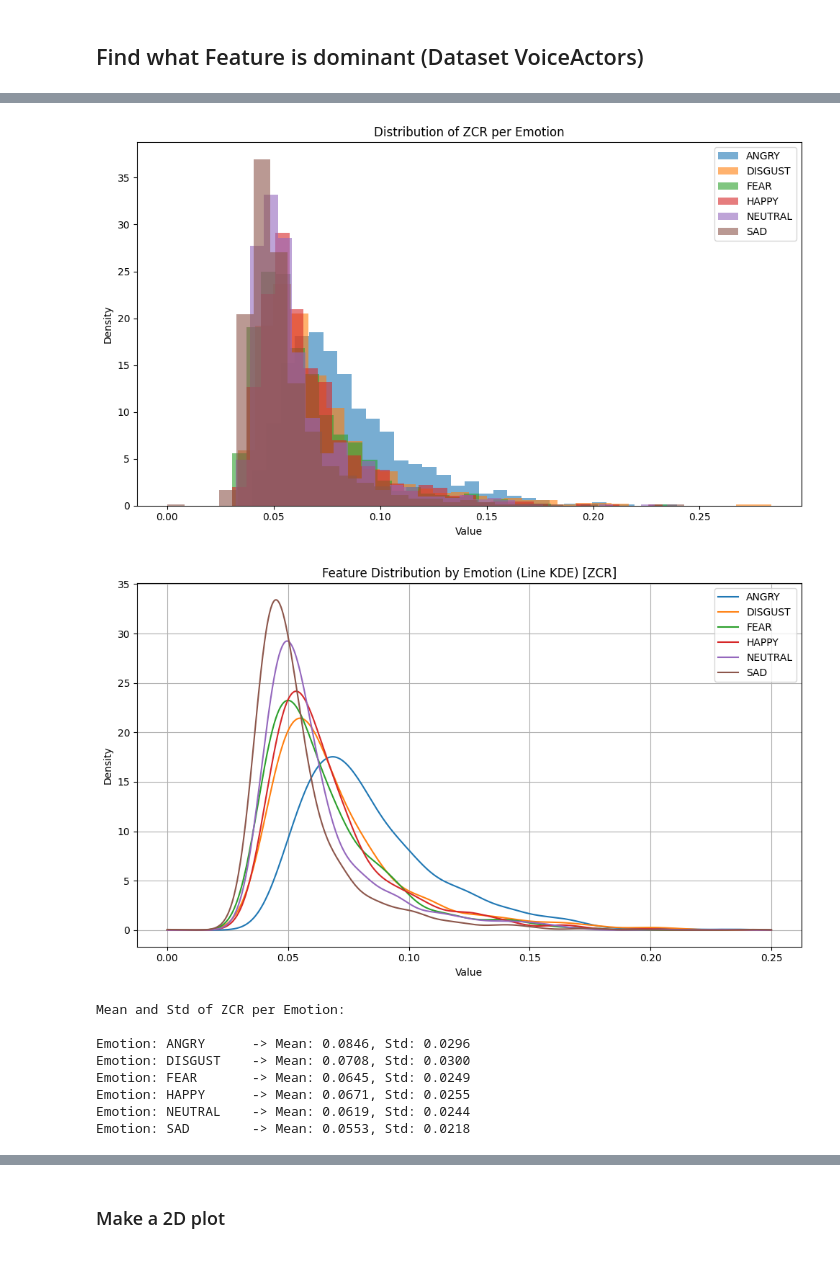
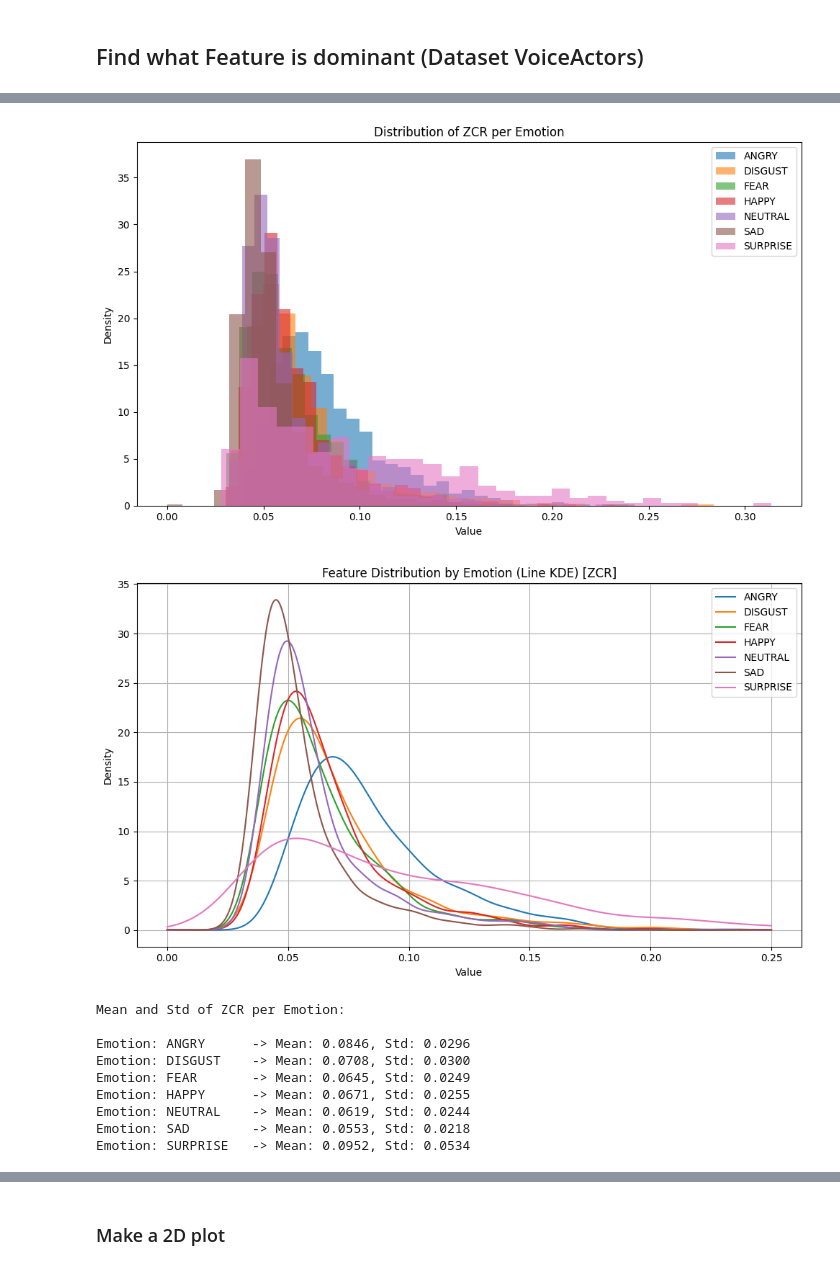
Before and after one commit to sherkaicode/SpeechRecog, a Jupyter notebook: 01 Speech Recognition Model Analysis .ipynb, the cells around one changed output, grey strips where cells are left out. Cells and saved outputs as stored; diff of their text form; code cells hidden in the pictures.

```diff
--- a/01 Speech Recognition Model Analysis .ipynb
+++ b/01 Speech Recognition Model Analysis .ipynb
@@ -257,24 +389,19 @@ def me_want_pred(path):
 # %%
-directory = 'Datasets/VoiceActors/AudioWAV'
+# for filename in os.listdir(directory1):
+#     filepath = os.path.join(directory1, filename)
+#     if os.path.isfile(filepath):
+#         prediction = me_want_pred(filepath)
+#         zcrD, rmseD, mfccD = feature_xyz(filepath)
+#         Dataset[prediction.upper()]["zcr"].append(zcrD)
+#         Dataset[prediction.upper()]["rmse"].append(rmseD)
+#         Dataset[prediction.upper()]["mfcc"].append(mfccD)
 
-Dataset = {
-    "ANGRY":    {"zcr": [], "rmse": [], "mfcc": []},
-    "DISGUST":  {"zcr": [], "rmse": [], "mfcc": []},
-    "FEAR":     {"zcr": [], "rmse": [], "mfcc": []},
-    "HAPPY":    {"zcr": [], "rmse": [], "mfcc": []},
-    "NEUTRAL":  {"zcr": [], "rmse": [], "mfcc": []},
-    "SAD":      {"zcr": [], "rmse": [], "mfcc": []},
-    "SURPRISE": {"zcr": [], "rmse": [], "mfcc": []},
-}
-counter = 0
-for filename in os.listdir(directory):
-    filepath = os.path.join(directory, filename)
-    if os.path.isfile(filepath):
-        prediction = me_want_pred(filepath)
-        zcrD, rmseD, mfccD = feature_xyz(filepath)
-        Dataset[prediction.upper()]["zcr"].append(zcrD)
-        Dataset[prediction.upper()]["rmse"].append(rmseD)
-        Dataset[prediction.upper()]["mfcc"].append(mfccD)
-#     counter += 1
-#     if counter > 2:
-#         break
+# for filename in os.listdir(directory2):
+#     filepath = os.path.join(directory2, filename)
+#     if os.path.isfile(filepath):
+#         prediction = me_want_pred(filepath)
+#         print(prediction)
+#         zcrD, rmseD, mfccD = feature_xyz(filepath)
+#         Dataset[prediction.upper()]["zcr"].append(zcrD)
+#         Dataset[prediction.upper()]["rmse"].append(rmseD)
+#         Dataset[prediction.upper()]["mfcc"].append(mfccD)
@@ -303,7 +430,7 @@ from scipy.stats import gaussian_kde
 import numpy as np
 import matplotlib.pyplot as plt
 
-emotions = ["ANGRY", "DISGUST", "FEAR", "HAPPY", "NEUTRAL", "SAD"]
+emotions = ["ANGRY", "DISGUST", "FEAR", "HAPPY", "NEUTRAL", "SAD", "SURPRISE"]
 zcr_stats = {}
 
 # Histogram Plot
@@ -321,35 +448,35 @@ for emo in emotions:
 plt.title("Distribution of ZCR per Emotion")
 plt.xlabel("Value")
 plt.ylabel("Density")
 plt.legend()
 plt.tight_layout()
 plt.show()
 
 # KDE Plot
 x_vals = np.linspace(0, 0.25, 1000)
 plt.figure(figsize=(10, 6))
 for emo in emotions:
     values = Dataset[f"{emo}"]["zcr"]
     kde = gaussian_kde(values)
     plt.plot(x_vals, kde(x_vals), label=emo)
 
 plt.title("Feature Distribution by Emotion (Line KDE) [ZCR]")
 plt.xlabel("Value")
 plt.ylabel("Density")
 plt.legend()
 plt.grid(True)
 plt.tight_layout()
 plt.show()
 
 # ✅ Print mean and std per emotion for ZCR
 print("Mean and Std of ZCR per Emotion:\n")
 for emo in emotions:
     mean = zcr_stats[emo]['mean']
     std = zcr_stats[emo]['std']
     print(f"Emotion: {emo:10s} -> Mean: {mean:.4f}, Std: {std:.4f}")
 # %% [output]
-[figure, old version]
+[figure, new version]
-[figure, old version]
+[figure, new version]
 Mean and Std of ZCR per Emotion:
 
 Emotion: ANGRY      -> Mean: 0.0846, Std: 0.0296
@@ -358,6 +485,7 @@ Emotion: FEAR       -> Mean: 0.0645, Std: 0.0249
 Emotion: HAPPY      -> Mean: 0.0671, Std: 0.0255
 Emotion: NEUTRAL    -> Mean: 0.0619, Std: 0.0244
 Emotion: SAD        -> Mean: 0.0553, Std: 0.0218
+Emotion: SURPRISE   -> Mean: 0.0952, Std: 0.0534
 # %%
 # Histogram plot
 plt.figure(figsize=(10, 6))
```
Also changed, not shown: parts of 16 cells of this notebook, 37 other files.
